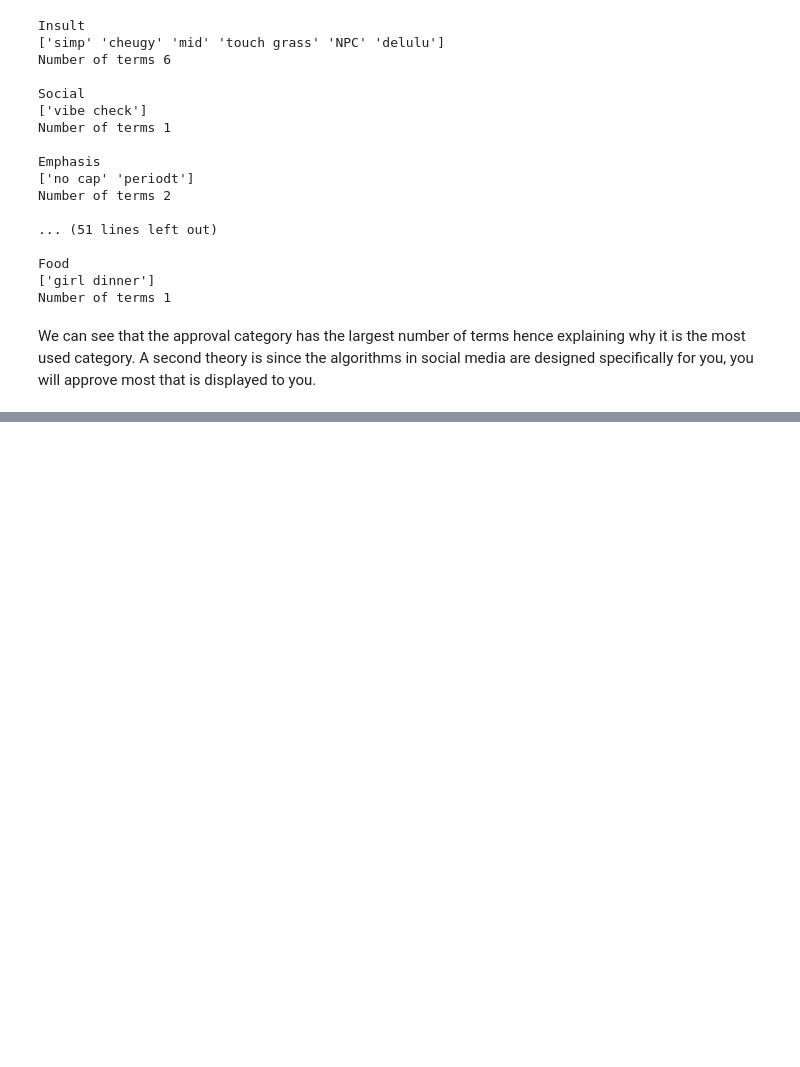
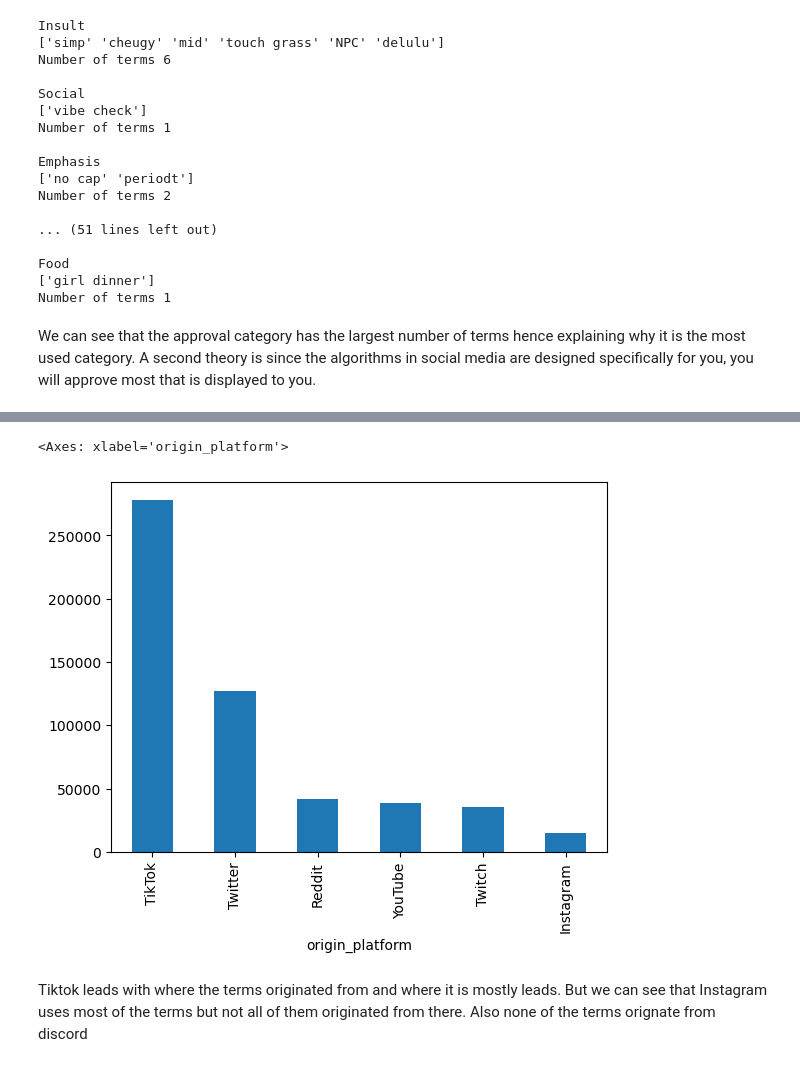
Before and after one commit to JKariithi/genzSlang, a Jupyter notebook: genz_slang.ipynb, the cells around one changed output, grey strips where cells are left out. Cells and saved outputs as stored; diff of their text form; code cells hidden in the pictures; blank space fills up the shorter version.

```diff
--- a/genz_slang.ipynb
+++ b/genz_slang.ipynb
@@ -113,0 +180,9 @@ A second theory is since the algorithms in social media are designed specificall
+# %%
+# where did most of the terms originate from
+df.groupby('origin_platform')['record_id'].count().sort_values(ascending=False).plot(kind='bar')
+# %% [output]
+<Axes: xlabel='origin_platform'>
+[figure, added]
+# %% [markdown]
+Tiktok leads with where the terms originated from and where it is mostly leads. But we can see that Instagram uses most of the terms but not all of them originated from there.
+Also none of the terms orignate from discord
```
Also changed, not shown: parts of 8 cells of this notebook.
